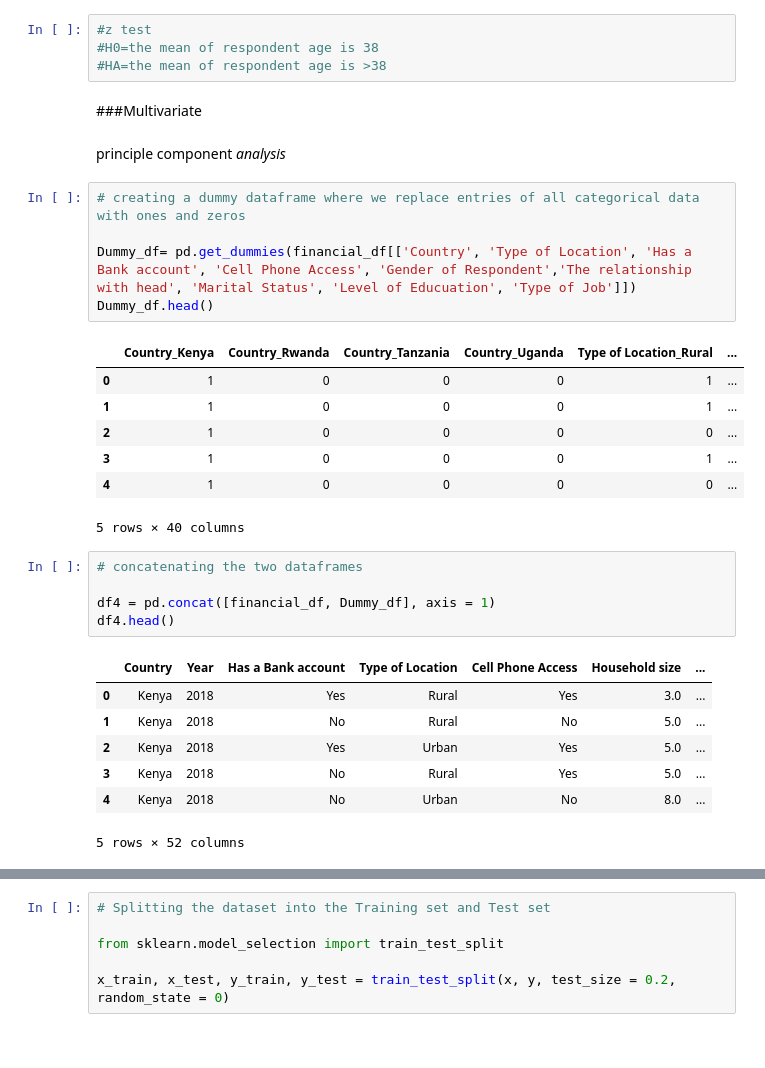
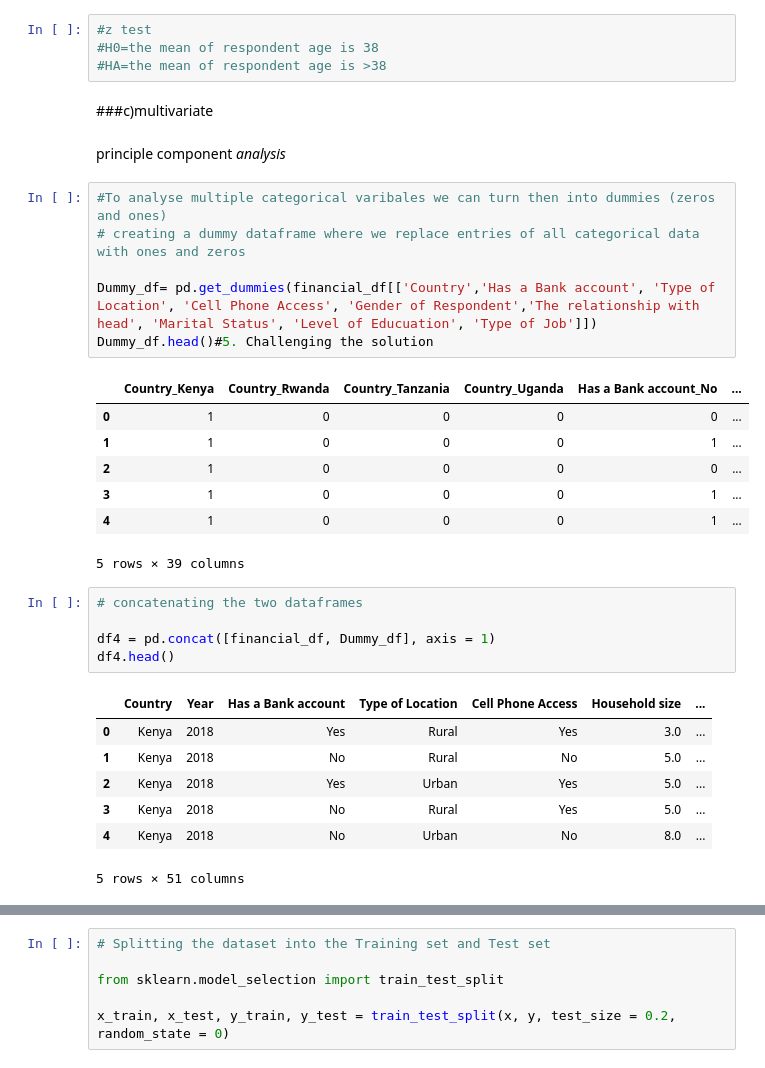
Before and after one commit to Ruthmwaura/week2_core_ip, a Jupyter notebook: BANK_ACCOUNT_ANALYSIS.ipynb, the cells around one changed output, grey strips where cells are left out. Cells and saved outputs as stored; diff of their text form.

```diff
--- a/BANK_ACCOUNT_ANALYSIS.ipynb
+++ b/BANK_ACCOUNT_ANALYSIS.ipynb
@@ -569,23 +569,24 @@ plt.show()
 #z test
 #H0=the mean of respondent age is 38
 #HA=the mean of respondent age is >38
-# %% [markdown]
-###Multivariate
+# %% [markdown]
+###c)multivariate
 # %% [markdown]
 principle component *analysis*
 # %%
+#To analyse multiple categorical varibales we can turn then into dummies (zeros and ones)
 # creating a dummy dataframe where we replace entries of all categorical data with ones and zeros
 
-Dummy_df= pd.get_dummies(financial_df[['Country', 'Type of Location', 'Has a Bank account', 'Cell Phone Access', 'Gender of Respondent','The relationship with head', 'Marital Status', 'Level of Educuation', 'Type of Job']])
-Dummy_df.head()
+Dummy_df= pd.get_dummies(financial_df[['Country','Has a Bank account', 'Type of Location', 'Cell Phone Access', 'Gender of Respondent','The relationship with head', 'Marital Status', 'Level of Educuation', 'Type of Job']])
+Dummy_df.head()#5. Challenging the solution
 # %% [output]
-|  | Country_Kenya | Country_Rwanda | Country_Tanzania | Country_Uganda | Type of Location_Rural | ... |
-| 0 | 1 | 0 | 0 | 0 | 1 | ... |
+|  | Country_Kenya | Country_Rwanda | Country_Tanzania | Country_Uganda | Has a Bank account_No | ... |
+| 0 | 1 | 0 | 0 | 0 | 0 | ... |
 | 1 | 1 | 0 | 0 | 0 | 1 | ... |
 | 2 | 1 | 0 | 0 | 0 | 0 | ... |
 | 3 | 1 | 0 | 0 | 0 | 1 | ... |
-| 4 | 1 | 0 | 0 | 0 | 0 | ... |
+| 4 | 1 | 0 | 0 | 0 | 1 | ... |
-5 rows × 40 columns
+5 rows × 39 columns
 # %%
 # concatenating the two dataframes
 
@@ -598,6 +599,6 @@ df4.head()
 | 2 | Kenya | 2018 | Yes | Urban | Yes | 5.0 | ... |
 | 3 | Kenya | 2018 | No | Rural | Yes | 5.0 | ... |
 | 4 | Kenya | 2018 | No | Urban | No | 8.0 | ... |
-5 rows × 52 columns
+5 rows × 51 columns
 # %%
 #dividing the dataset into a feature set and corresponding labels
```
Also changed, not shown: parts of 36 cells of this notebook.
